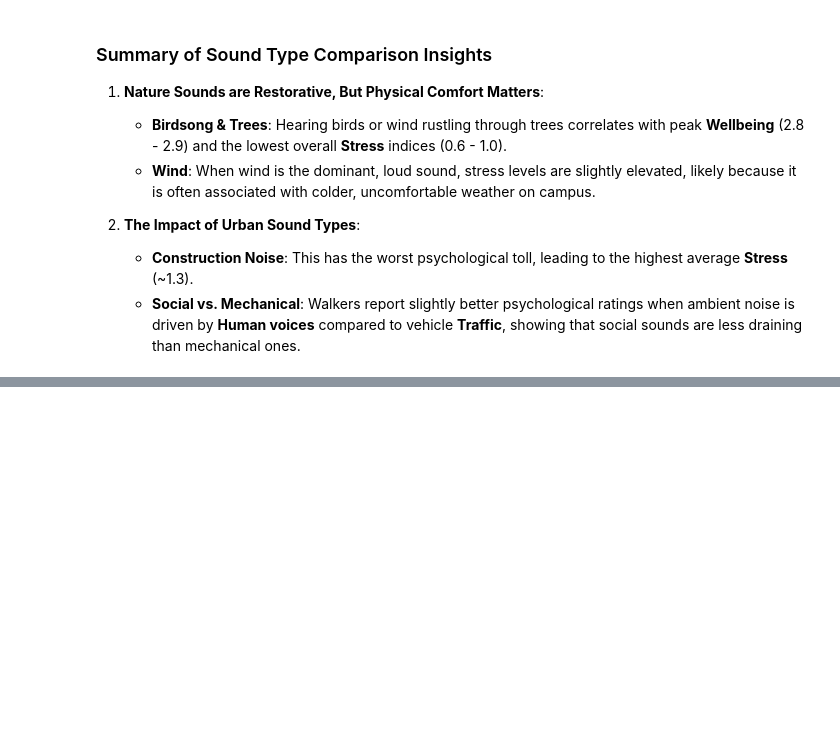
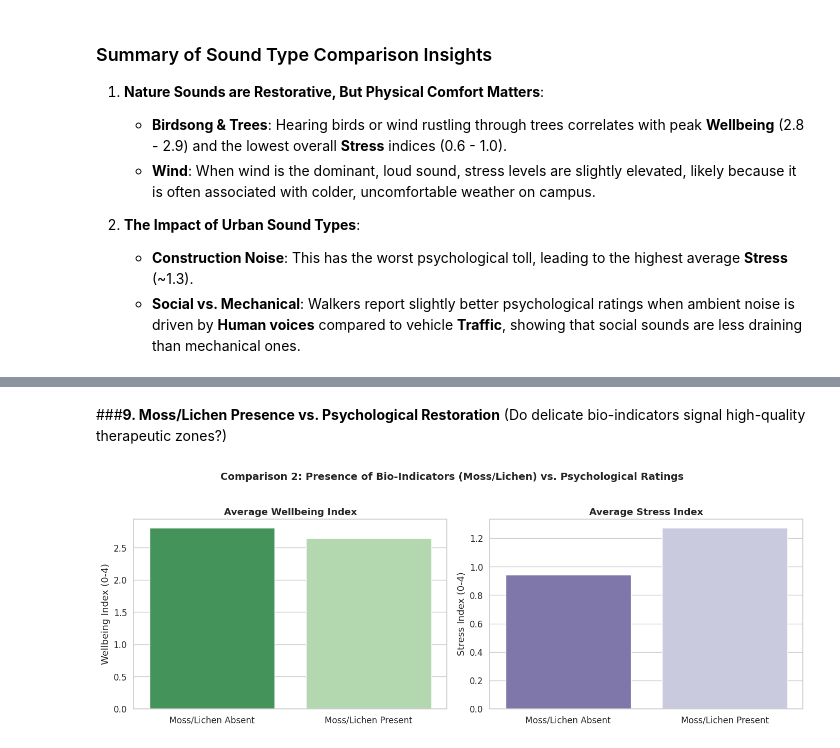
Before and after one commit to CarlosMDSN/ml-campus_data_project-python, a Jupyter notebook: CampusDatasetProject.ipynb, the cells around one changed output, grey strips where cells are left out. Saved outputs shown, nothing was run; the diff lists cells and outputs as text; code cells hidden in the pictures; blank space fills up the shorter version.

```diff
--- a/CampusDatasetProject.ipynb
+++ b/CampusDatasetProject.ipynb
@@ -583,0 +625,33 @@ plt.show()
+# %% [markdown]
+###**9. Moss/Lichen Presence vs. Psychological Restoration** (Do delicate bio-indicators signal high-quality therapeutic zones?)
+# %%
+# Prepare data for Moss & Lichen analysis
+moss_df = df.dropna(subset=['wellbeing_rating', 'stress_rating']).copy()
+moss_df['wellbeing_idx'] = moss_df['wellbeing_rating'].map(wellbeing_map)
+moss_df['stress_idx'] = moss_df['stress_rating'].map(stress_map)
+
+# Map presence to binary
+moss_df['has_moss_lichen'] = moss_df['moss_or_lichen_presence'].notna() & (moss_df['moss_or_lichen_presence'] != 0) & (moss_df['moss_or_lichen_presence'] != 'N')
+
+# Group ratings by presence of moss/lichen
+moss_stats = moss_df.groupby('has_moss_lichen')[['wellbeing_idx', 'stress_idx']].mean().reset_index()
+
+# Plot Comparison 2
+fig, axes = plt.subplots(1, 2, figsize=(14, 5))
+sns.barplot(data=moss_stats, x='has_moss_lichen', y='wellbeing_idx', palette='Greens_r', ax=axes[0], hue='has_moss_lichen', legend=False)
+axes[0].set_title('Average Wellbeing Index', weight='bold')
+axes[0].set_xticklabels(['Moss/Lichen Absent', 'Moss/Lichen Present'])
+axes[0].set_ylabel('Wellbeing Index (0-4)')
+axes[0].set_xlabel('')
+
+sns.barplot(data=moss_stats, x='has_moss_lichen', y='stress_idx', palette='Purples_r', ax=axes[1], hue='has_moss_lichen', legend=False)
+axes[1].set_title('Average Stress Index', weight='bold')
+axes[1].set_xticklabels(['Moss/Lichen Absent', 'Moss/Lichen Present'])
+axes[1].set_ylabel('Stress Index (0-4)')
+axes[1].set_xlabel('')
+
+plt.suptitle('Comparison 2: Presence of Bio-Indicators (Moss/Lichen) vs. Psychological Ratings', weight='bold', fontsize=14, y=1.02)
+plt.tight_layout()
+plt.show()
+# %% [output]
+[figure, added]
```
Also changed, not shown: parts of 21 cells of this notebook.
